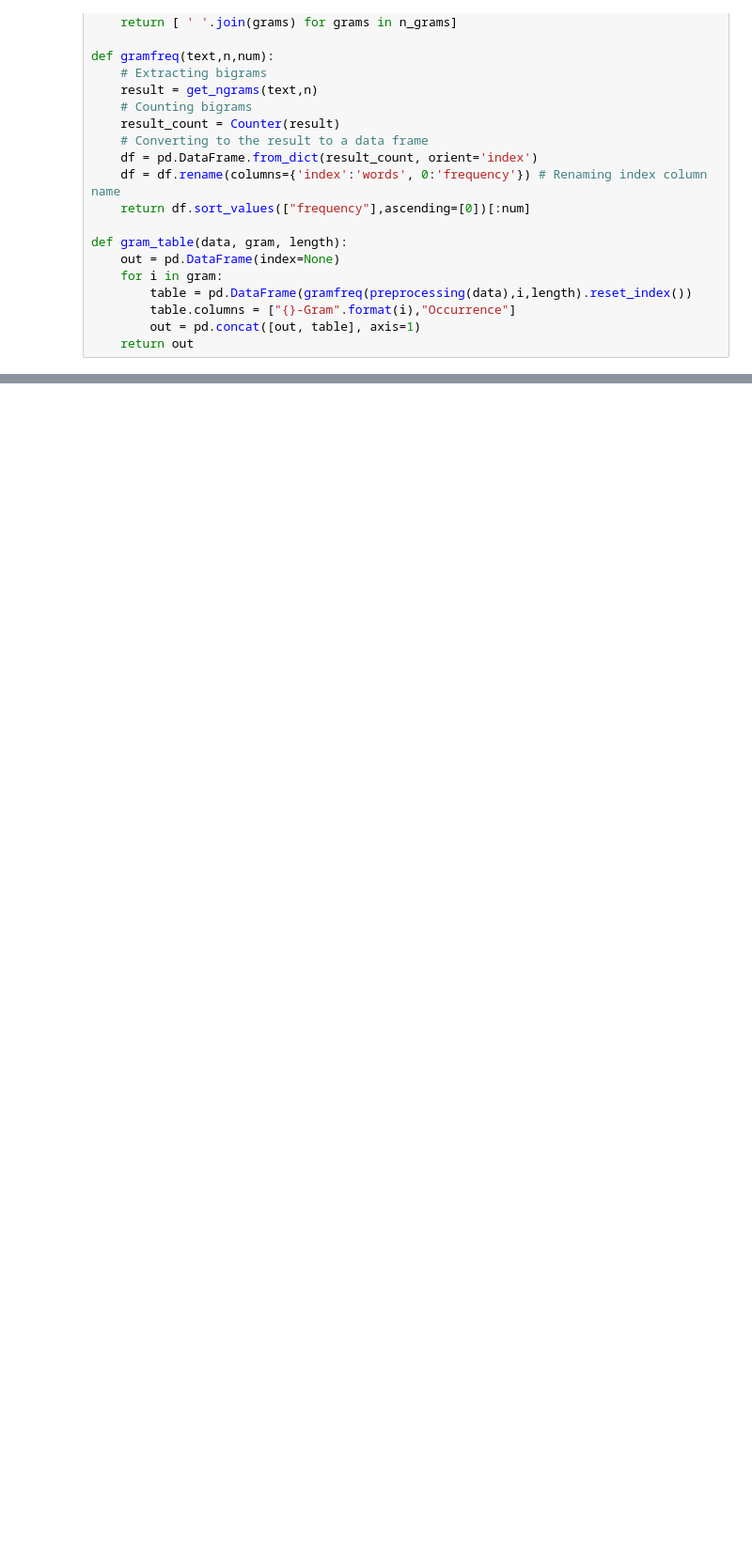
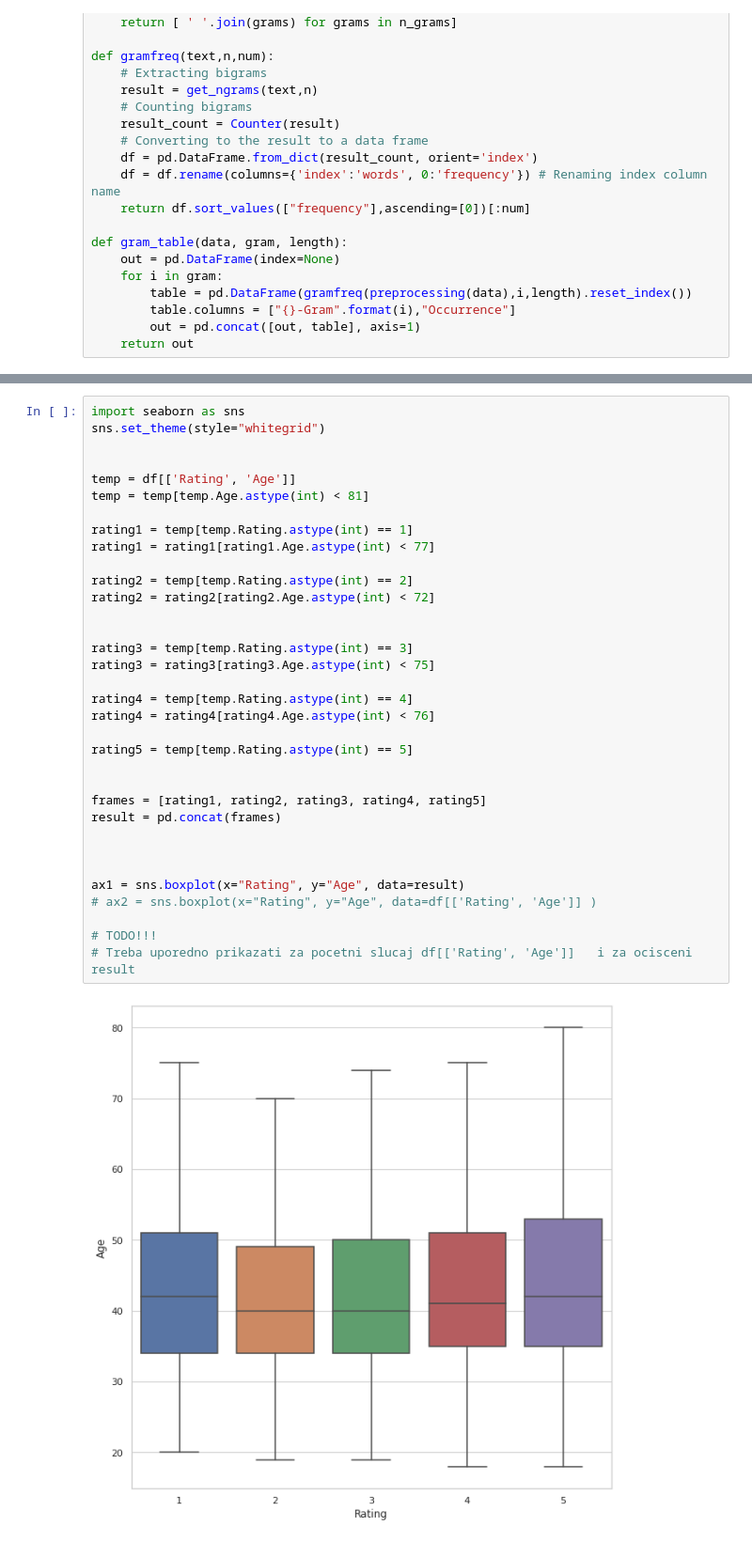
Before and after one commit to Korma96/SIAP, a Jupyter notebook: src/notebooks/EDA.ipynb, the cells around one changed output, grey strips where cells are left out. Shown at 94% size. Cells and saved outputs as stored; diff of their text form; blank space fills up the shorter version.

```diff
--- a/src/notebooks/EDA.ipynb
+++ b/src/notebooks/EDA.ipynb
@@ -293,0 +337,36 @@ Recommended Items
+# %%
+import seaborn as sns
+sns.set_theme(style="whitegrid")
+
+
+temp = df[['Rating', 'Age']]
+temp = temp[temp.Age.astype(int) < 81]
+
+rating1 = temp[temp.Rating.astype(int) == 1]
+rating1 = rating1[rating1.Age.astype(int) < 77]
+
+rating2 = temp[temp.Rating.astype(int) == 2]
+rating2 = rating2[rating2.Age.astype(int) < 72]
+
+
+rating3 = temp[temp.Rating.astype(int) == 3]
+rating3 = rating3[rating3.Age.astype(int) < 75]
+
+rating4 = temp[temp.Rating.astype(int) == 4]
+rating4 = rating4[rating4.Age.astype(int) < 76]
+
+rating5 = temp[temp.Rating.astype(int) == 5]
+
+
+frames = [rating1, rating2, rating3, rating4, rating5]
+result = pd.concat(frames)
+
+
+
+ax1 = sns.boxplot(x="Rating", y="Age", data=result)
+# ax2 = sns.boxplot(x="Rating", y="Age", data=df[['Rating', 'Age']] )
+
+# TODO!!!
+# Treba uporedno prikazati za pocetni slucaj df[['Rating', 'Age']]   i za ocisceni result
+# %% [output]
+[figure, added]
```
Also changed, not shown: parts of 14 cells of this notebook.
